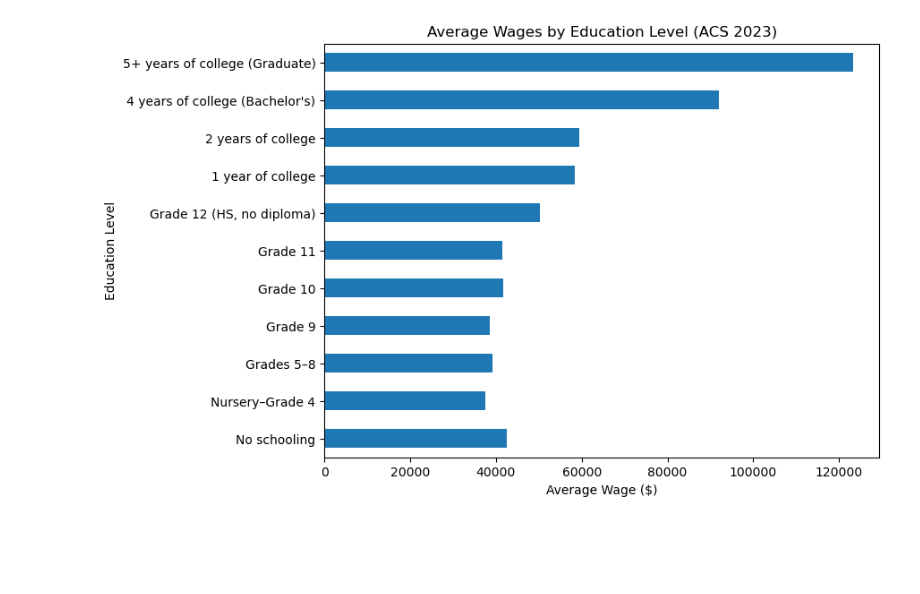
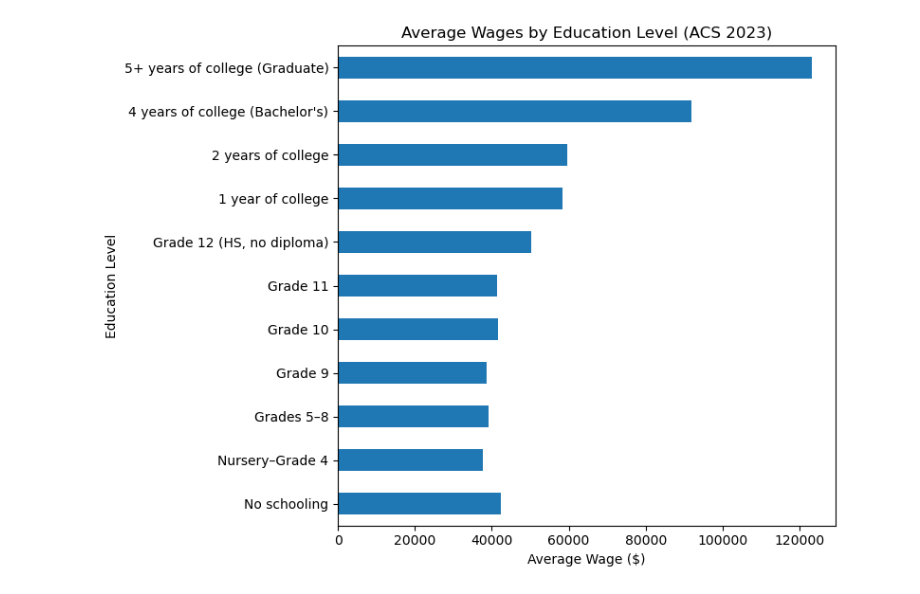
Before and after one commit to tolmsted935/edu-wage, a Jupyter notebook: notebooks/wage_analysis_1.ipynb, the cells around one changed output. Drawn from its saved outputs; the diff is of its cells as text; code cells hidden in the pictures; blank space fills up the shorter version.

```diff
--- a/notebooks/wage_analysis_1.ipynb
+++ b/notebooks/wage_analysis_1.ipynb
@@ -24,12 +24,13 @@ edu_avg = df.groupby('EDUC_label', observed = True)['INCWAGE'].mean()
 # %%
 # Step 4: Plot
 
 edu_avg.plot(kind='barh', figsize=(8,6))
 plt.xlabel("Average Wage ($)")
 plt.ylabel("Education Level")
 plt.title("Average Wages by Education Level (ACS 2023)")
+plt.tight_layout()
 
 plt.savefig("output/figures/avg_wages_by_edu.png", dpi=300, bbox_inches="tight")
 edu_avg.to_csv("output/tables/avg_wages_by_edu.csv", index=True)
 # %% [output]
-[figure, old version]
+[figure, new version]
```
Also changed, not shown: 3 other files.
